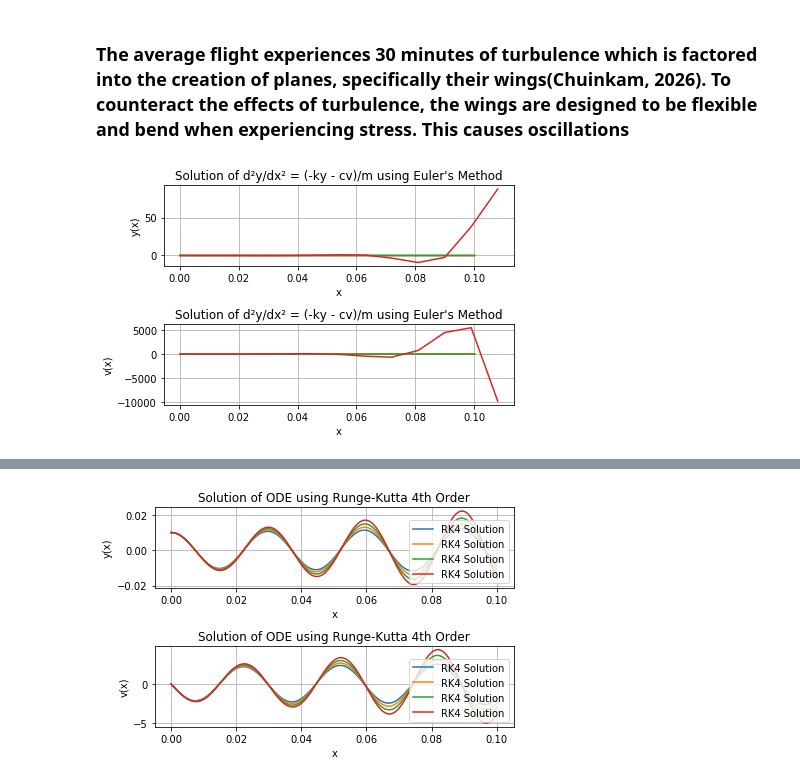
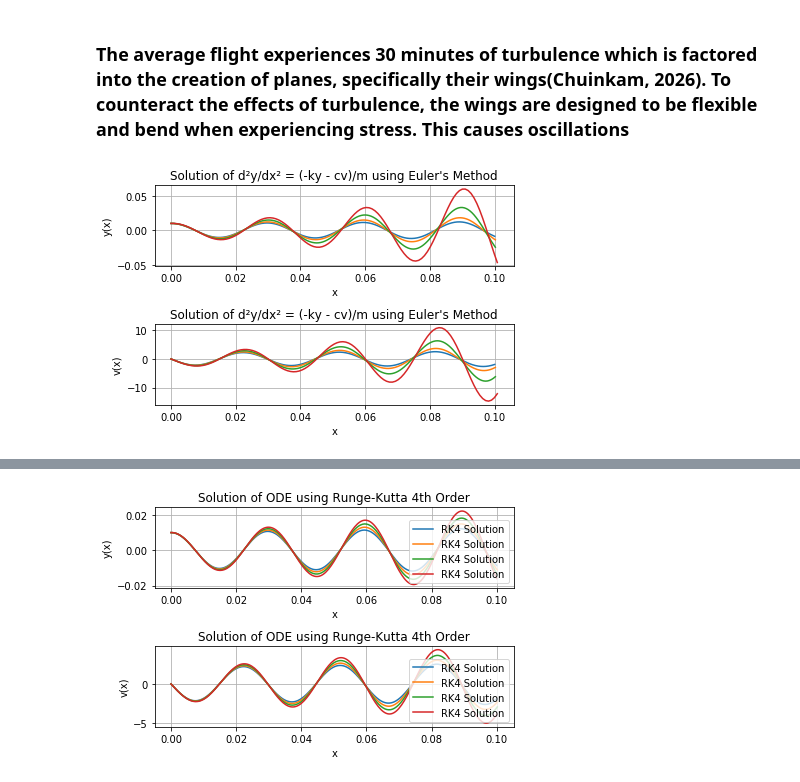
Before and after one commit to sk65556/coe311K, a Jupyter notebook: Kaba_Saran_COE311K_FinalProject1.ipynb, the cells around one changed output, grey strips where cells are left out. Cells and saved outputs as stored; diff of their text form; code cells hidden in the pictures.

```diff
--- a/Kaba_Saran_COE311K_FinalProject1.ipynb
+++ b/Kaba_Saran_COE311K_FinalProject1.ipynb
@@ -8,7 +8,7 @@ import numpy as np
 import matplotlib.pyplot as plt
 # Define the parameters
 k = 9772200.0        # Spring constant/bending stiffness
-h = [.0001, .0003, .0006,.009]       # Step size
+step = [.0001, .0003, .0006,.0009]       # Step size
 x_start = 0    # Start of the interval
 x_end = .1     # End of the interval
 y_0 = 0.01      # Initial condition for y
@@ -27,32 +27,32 @@ for j in h:
     # Set initial conditions
     y_values[0] = y_0
     v_values[0] = v_0
 
     # Euler's Method loop
     for i in range(1, len(x_values)):
         # Current values
         x_n = x_values[i - 1]
         y_n = y_values[i - 1]
         v_n = v_values[i - 1]
         # Update equations
         y_values[i] = y_n + j * v_n
         v_values[i] = v_n + j * (-k * y_n-c*v_n)/m
 
     # Plot the results
     one.plot(x_values, y_values, label=f'Position y(x) at h={j}')
     two.plot(x_values, v_values, label=f'Velocity v(x) at h={j}')
 one.set_xlabel('x')
 two.set_xlabel('x')
 one.set_ylabel('y(x)')
 two.set_ylabel('v(x)')
 one.set_title('Solution of d²y/dx² = (-ky - cv)/m using Euler\'s Method')
 two.set_title('Solution of d²y/dx² = (-ky - cv)/m using Euler\'s Method')
 #one.legend()
 #two.legend()
 one.grid(True)
 two.grid(True)
 plt.tight_layout()
 plt.show()
 # %% [output]
-[figure, old version]
+[figure, new version]
 # %%
```
Also changed, not shown: parts of 2 cells of this notebook, 1 other file.
